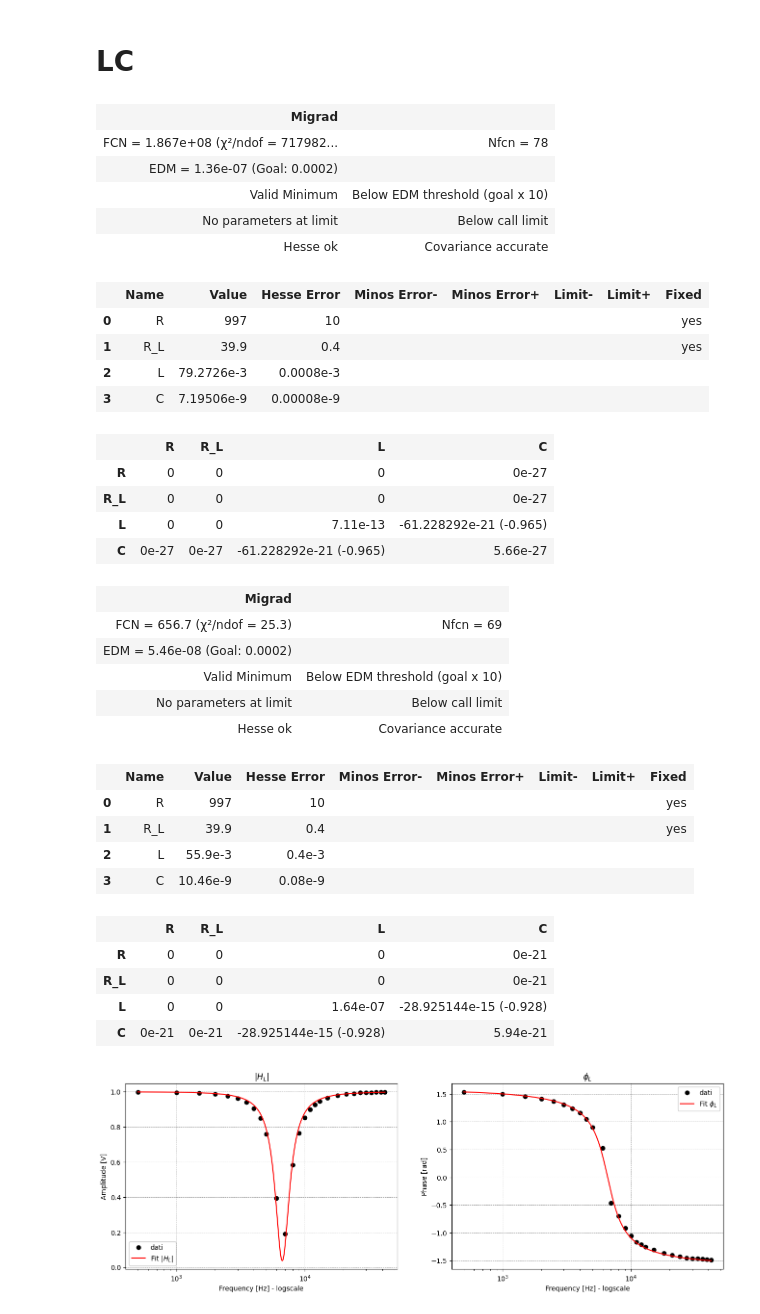
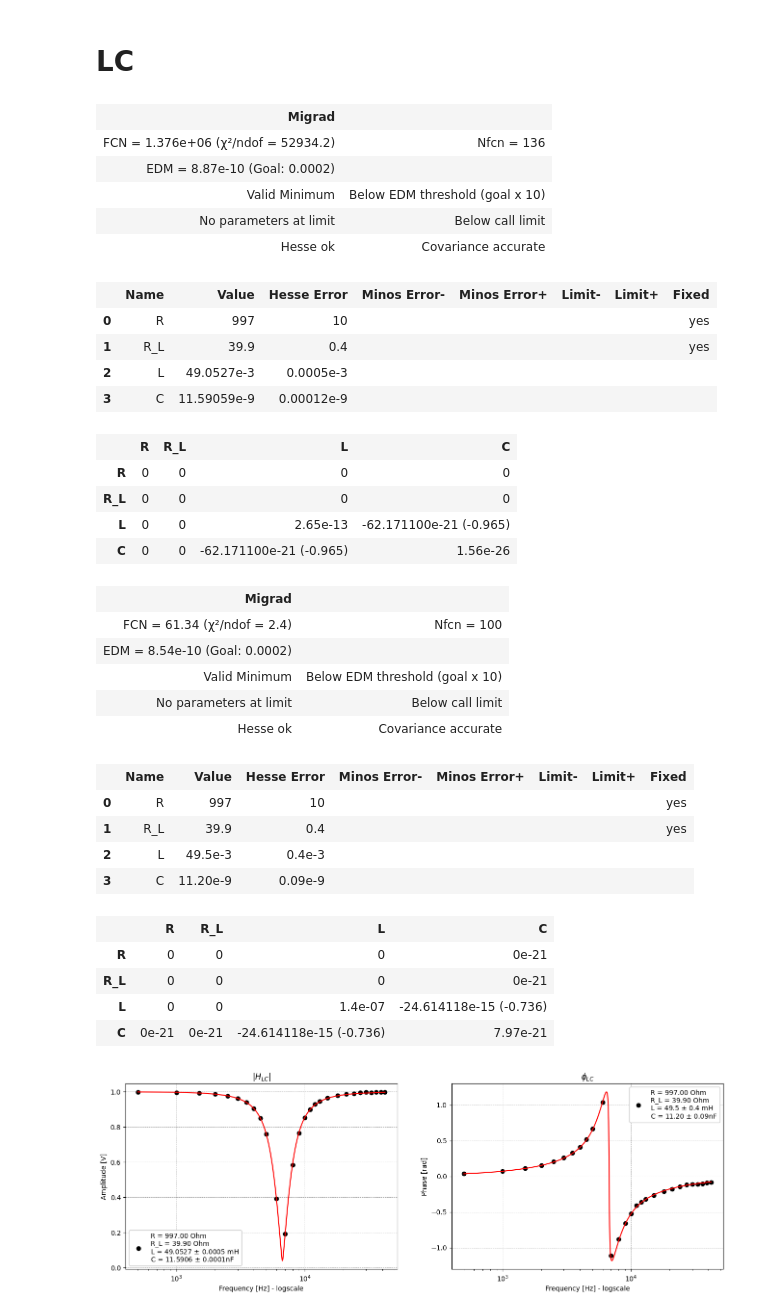
Before and after one commit to Yedi278/Lab2, a Jupyter notebook: Circuiti_3/RLC.ipynb, the cells around one changed output. Drawn from its saved outputs; the diff is of its cells as text; code cells hidden in the pictures.

```diff
--- a/Circuiti_3/RLC.ipynb
+++ b/Circuiti_3/RLC.ipynb
@@ -30,7 +34,7 @@ if 1:
 
         path = path_folder+str(i)+'/'
 
-        CH1,SGN,MTH, V_SGN, V_MTH, zero_CH1, zero_SGN, zero_MTH, m1, m2, m3, dt_CH1, dt_MTH, V_SGN_err, V_MTH_err = analize(path, i, force=True, prec=1e-8,verbose=True)
+        CH1,SGN,MTH, V_SGN, V_MTH, zero_CH1, zero_SGN, zero_MTH, m1, m2, m3, dt_CH1, dt_MTH, V_SGN_err, V_MTH_err, zero_err = analize(path, i, force=True, prec=1e-8,verbose=True)
 
         x=np.linspace(np.min(CH1[0]), np.max(CH1[0]), 100)
 
@@ -63,7 +67,7 @@ if 1:
     V_res_err = np.array(V_res_err)
     V_l_err = np.array(V_l_err)
     fase_res = -np.array(fase_res) + np.pi
-    fase_l = -(np.array(fase_l) - np.pi)
+    fase_l = (np.array(fase_l) - np.pi)
     freqs = np.array(freqs)
 # %%
 plt.figure(figsize=(8,5))
@@ -94,12 +98,12 @@ fase_res_mod -= np.pi
 d = fase_l < 0
 u = fase_l > 0
 fase_l_mod = np.array(fase_l)
-fase_l_mod[d] = fase_l_mod[d] + np.pi/2
-fase_l_mod[u] = fase_l_mod[u] - np.pi/2
+fase_l_mod[d] = fase_l_mod[d] + np.pi
+fase_l_mod[u] = fase_l_mod[u] - np.pi
 
 plt.subplots(1,2,figsize=(16,5))
 plt.title('Dati')
-plt.subplot(1,2,1)
+plt.subplot(1,2,2)
 plt.plot(freqs[:], fase_l_mod[:],'o--', lw=1)
 plt.title('$\phi_{LC}$')
 plt.xlabel('Frequency $\omega$ [rad/s]')
@@ -107,7 +111,7 @@ plt.ylabel('Phase [rad]')
 plt.legend()
 plt.xscale('log')
 
-plt.subplot(1,2,2)
+plt.subplot(1,2,1)
 plt.plot(freqs[:], fase_res_mod[:], 'o--', lw=1)
 # plt.plot(x, fase_C(x*2*np.pi, 1e3, 12e-9, 0), label='Teorico')
 # plt.plot(x, fase_R(x*2*np.pi, 1e3, 12e-9), label='Teorico')
@@ -197,68 +253,70 @@ plt.xscale('log')
 # LC
 # %%
 c = LeastSquares(freqs*2*np.pi, V_l, V_l_err, G, verbose=False)
-f_m = Minuit(c, R=997, R_L=39.9, L=40e-3, C=12e-9)
-f_m.fixed['R','R_L'] = True
+f_m = Minuit(c, R=997, R_L=39.9, L=40e-3, C=11.5e-9)
+f_m.fixed['R','R_L', 'L', 'C'] = True, True, False, False
+f_m.simplex()
 f_m.migrad()
 # %% [output]
 | Migrad |  |
-| FCN = 1.867e+08 (χ²/ndof = 717982... | Nfcn = 78 |
-| EDM = 1.36e-07 (Goal: 0.0002) |  |
+| FCN = 1.376e+06 (χ²/ndof = 52934.2) | Nfcn = 136 |
+| EDM = 8.87e-10 (Goal: 0.0002) |  |
 | Valid Minimum | Below EDM threshold (goal x 10) |
 | No parameters at limit | Below call limit |
 | Hesse ok | Covariance accurate |
 |  | Name | Value | Hesse Error | Minos Error- | Minos Error+ | Limit- | Limit+ | Fixed |
 | 0 | R | 997 | 10 |  |  |  |  | yes |
 | 1 | R_L | 39.9 | 0.4 |  |  |  |  | yes |
-| 2 | L | 79.2726e-3 | 0.0008e-3 |  |  |  |  |  |
-| 3 | C | 7.19506e-9 | 0.00008e-9 |  |  |  |  |  |
+| 2 | L | 49.0527e-3 | 0.0005e-3 |  |  |  |  |  |
+| 3 | C | 11.59059e-9 | 0.00012e-9 |  |  |  |  |  |
 |  | R | R_L | L | C |
-| R | 0 | 0 | 0 | 0e-27 |
-| R_L | 0 | 0 | 0 | 0e-27 |
-| L | 0 | 0 | 7.11e-13 | -61.228292e-21 (-0.965) |
-| C | 0e-27 | 0e-27 | -61.228292e-21 (-0.965) | 5.66e-27 |
+| R | 0 | 0 | 0 | 0 |
+| R_L | 0 | 0 | 0 | 0 |
+| L | 0 | 0 | 2.65e-13 | -62.171100e-21 (-0.965) |
+| C | 0 | 0 | -62.171100e-21 (-0.965) | 1.56e-26 |
 # %%
-c = LeastSquares(freqs*2*np.pi, fase_l_mod, 0.01*np.ones_like(fase_l), fase_R, verbose=False)
+c = LeastSquares(freqs*2*np.pi, fase_l_mod, 0.01*np.ones_like(fase_l), fase, verbose=False)
 f_f = Minuit(c, R=997, R_L=39.9, L=40e-3, C=12e-9)
-f_f.fixed['R','R_L'] = True
+f_f.fixed['R', 'R_L'] = True
 f_f.migrad()
 f_f.hesse()
 # %% [output]
 | Migrad |  |
-| FCN = 656.7 (χ²/ndof = 25.3) | Nfcn = 69 |
-| EDM = 5.46e-08 (Goal: 0.0002) |  |
+| FCN = 61.34 (χ²/ndof = 2.4) | Nfcn = 100 |
+| EDM = 8.54e-10 (Goal: 0.0002) |  |
 | Valid Minimum | Below EDM threshold (goal x 10) |
 | No parameters at limit | Below call limit |
 | Hesse ok | Covariance accurate |
 |  | Name | Value | Hesse Error | Minos Error- | Minos Error+ | Limit- | Limit+ | Fixed |
 | 0 | R | 997 | 10 |  |  |  |  | yes |
 | 1 | R_L | 39.9 | 0.4 |  |  |  |  | yes |
-| 2 | L | 55.9e-3 | 0.4e-3 |  |  |  |  |  |
-| 3 | C | 10.46e-9 | 0.08e-9 |  |  |  |  |  |
+| 2 | L | 49.5e-3 | 0.4e-3 |  |  |  |  |  |
+| 3 | C | 11.20e-9 | 0.09e-9 |  |  |  |  |  |
 |  | R | R_L | L | C |
 | R | 0 | 0 | 0 | 0e-21 |
 | R_L | 0 | 0 | 0 | 0e-21 |
-| L | 0 | 0 | 1.64e-07 | -28.925144e-15 (-0.928) |
-| C | 0e-21 | 0e-21 | -28.925144e-15 (-0.928) | 5.94e-21 |
+| L | 0 | 0 | 1.4e-07 | -24.614118e-15 (-0.736) |
+| C | 0e-21 | 0e-21 | -24.614118e-15 (-0.736) | 7.97e-21 |
 # %%
 plt.subplots(1,2,figsize=(16,5))
 
 plt.subplot(1,2,1)
 plt.plot(freqs, V_l, 'o', label='dati', c='k')
 plt.plot(x, G(x*2*np.pi, **f_m.values.to_dict()), label='Fit $|H_L|$', c='r')
-plt.title('$|H_L|$')
-plt.legend()
+plt.title('$|H_{LC}|$')
+plt.legend([f'R = {f_m.values["R"]:.2f} Ohm\n'f'R_L = {f_m.values["R_L"]:.2f} Ohm\n'f'L = {f_m.values["L"]*1e3:.4f} $\pm$ {f_m.errors["L"]*1e3:.4f} mH\n'f'C = {f_m.values["C"]*1e9:.4f} $\pm$ {f_m.errors["C"]*1e9:.4f}nF'])
 plt.xlabel('Frequency [Hz] - logscale')
 plt.ylabel('Amplitude [V]')
 plt.xscale('log')
 
 plt.subplot(1,2,2)
 plt.plot(freqs, fase_l_mod, 'o', label='dati', c='k')
-plt.plot(x, fase_R(x*2*np.pi, **f_f.values.to_dict()), label='Fit $\phi_L$', c='r')
-plt.title('$\phi_L$')
-plt.legend()
+plt.plot(x, fase(x*2*np.pi, **f_f.values.to_dict()), label='Fit $\phi_L$', c='r')
+plt.title('$\phi_{LC}$')
+plt.legend([f'R = {f_f.values["R"]:.2f} Ohm\n'f'R_L = {f_f.values["R_L"]:.2f} Ohm\n'f'L = {f_f.values["L"]*1e3:.1f} $\pm$ {f_f.errors["L"]*1e3:.1f} mH\n'f'C = {f_f.values["C"]*1e9:.2f} $\pm$ {f_f.errors["C"]*1e9:.2f}nF'])
 plt.xlabel('Frequency [Hz] - logscale')
 plt.ylabel('Phase [rad]')
 plt.xscale('log')
+plt.savefig('imgs/RLC/LC.pdf', bbox_inches='tight')
 # %% [output]
-[figure, old version]
+[figure, new version]
```
Also changed, not shown: parts of 7 cells of this notebook, 2 other files.
